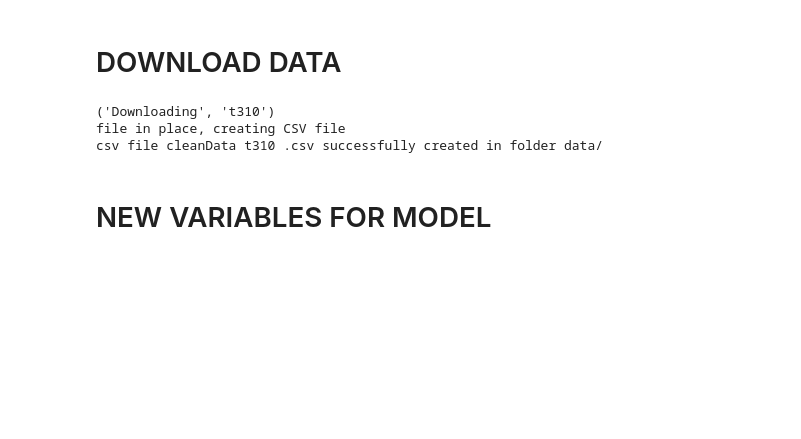
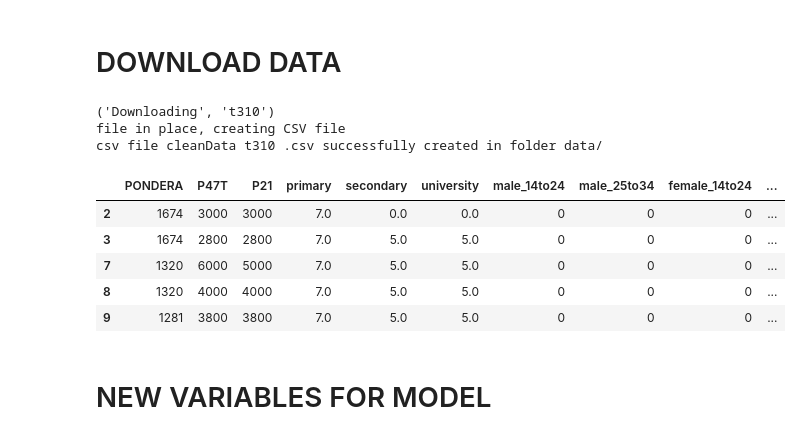
Before and after one commit to alephcero/adsProject, a Jupyter notebook: testeoModelos.ipynb, the cells around one changed output. Saved outputs shown, nothing was run; the diff lists cells and outputs as text; code cells hidden in the pictures; blank space fills up the shorter version.

```diff
--- a/testeoModelos.ipynb
+++ b/testeoModelos.ipynb
@@ -28,11 +32,20 @@ csv file cleanData t310 .csv successfully created in folder data/
 # %%
 data1 = pd.read_csv('data/cleanDatat310.csv')
 # %%
-data2 = categorize(data1)
-data3 = schoolYears(data2)
-data = make_dummy(data3)
+data2 = categorize.categorize(data1)
+data3 = schoolYears.schoolYears(data2)
+data = make_dummy.make_dummy(data3)
 # %%
-dataModel = prepareDataForModel(data)
+dataModel = functionsForModels.prepareDataForModel(data)
+# %%
+dataModel.head()
+# %% [output]
+|  | PONDERA | P47T | P21 | primary | secondary | university | male_14to24 | male_25to34 | female_14to24 | ... |
+| 2 | 1674 | 3000 | 3000 | 7.0 | 0.0 | 0.0 | 0 | 0 | 0 | ... |
+| 3 | 1674 | 2800 | 2800 | 7.0 | 5.0 | 5.0 | 0 | 0 | 0 | ... |
+| 7 | 1320 | 6000 | 5000 | 7.0 | 5.0 | 5.0 | 0 | 0 | 0 | ... |
+| 8 | 1320 | 4000 | 4000 | 7.0 | 5.0 | 5.0 | 0 | 0 | 0 | ... |
+| 9 | 1281 | 3800 | 3800 | 7.0 | 5.0 | 5.0 | 0 | 0 | 0 | ... |
 # %% [markdown]
 # NEW VARIABLES FOR MODEL
 # %% [markdown]
```
Also changed, not shown: parts of 5 cells of this notebook.
